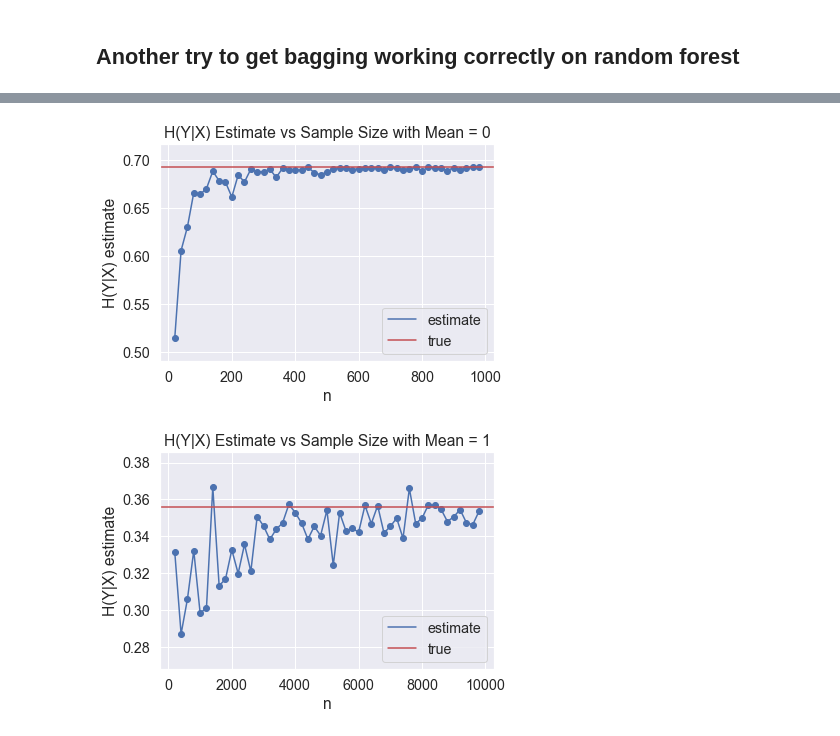
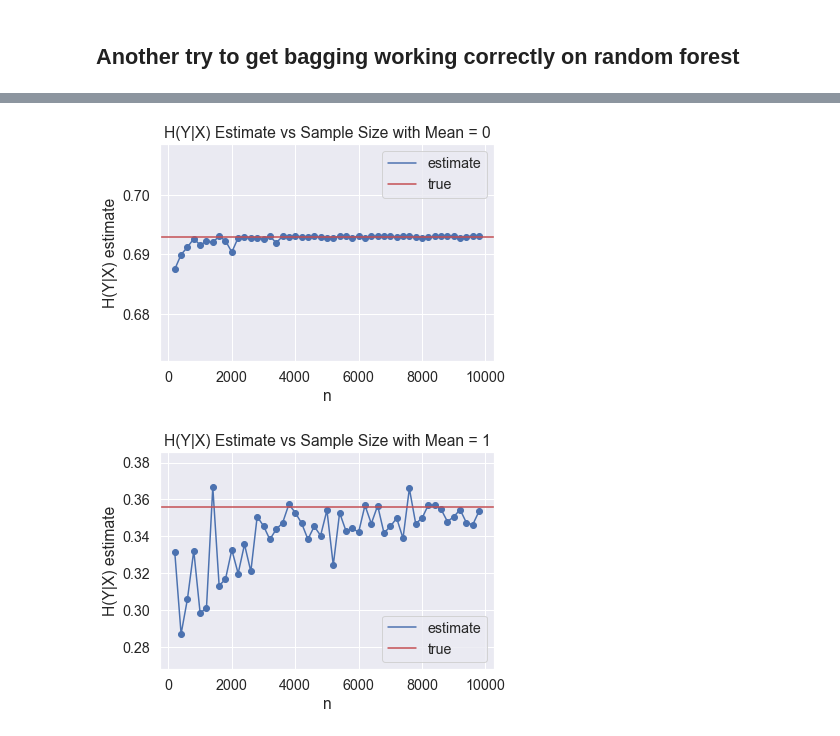
Before and after one commit to rguo123/conditional_entropy_forests, a Jupyter notebook: Preventing Overfitting in Random Forest Estimate.ipynb, the cells around one changed output, grey strips where cells are left out. Saved outputs shown, nothing was run; the diff lists cells and outputs as text; code cells hidden in the pictures.

```diff
--- a/Preventing Overfitting in Random Forest Estimate.ipynb
+++ b/Preventing Overfitting in Random Forest Estimate.ipynb
@@ -83,7 +83,7 @@ def get_cond_entropy_vs_n(mean):
     sample_sizes = [i*20 for i in range(1, 50)]
     for elem in sample_sizes:
         X, y = get_sample(elem, mean, 1)
-        conditional_entropy.append(estimate_conditional_entropy(np.array(X).reshape(-1, 1), y, 20, 4, bootstrap = False))
+        conditional_entropy.append(estimate_conditional_entropy(np.array(X).reshape(-1, 1), y, 20, None, bootstrap = False))
     return sample_sizes, conditional_entropy
 
 
@@ -103,7 +105,7 @@ We will change our classifier to use the Bagging classifier of Decision trees. U
 from sklearn.ensemble import BaggingClassifier
 from sklearn.tree import DecisionTreeClassifier
 
-def estimate_conditional_entropy(X, y, n_trees = 100, max_samples = 1., max_features = 1., depth = 4):
+def estimate_conditional_entropy(X, y, n_trees = 100, max_samples = 1., max_features = 1., depth = None):
     model = BaggingClassifier(DecisionTreeClassifier(max_depth = depth), n_estimators = n_trees, max_samples= max_samples, max_features= max_features, oob_score = True, bootstrap = True)
     model.fit(X, y)
     class_counts = np.zeros((X.shape[0], model.n_classes_))
@@ -238,0 +241,18 @@ rf_entropy_estimate_bagging(X, y, 500, .63)
+# %%
+def get_cond_entropy_vs_n(mean):
+    conditional_entropy = []
+    sample_sizes = [i*20 for i in range(1, 50)]
+    for elem in sample_sizes:
+        X, y = get_sample(elem, mean, 1)
+        conditional_entropy.append(rf_entropy_estimate_bagging(np.array(X).reshape(-1, 1), y, 200, .63, depth = None))
+    return sample_sizes, conditional_entropy
+
+sample_sizes, cond_entropy = get_cond_entropy_vs_n(0)
+plt.scatter(sample_sizes, cond_entropy)
+line_est, = plt.plot(sample_sizes, cond_entropy, label = "estimate")
+line_true = plt.axhline(y=.356, color='r', linestyle='-', label = "true")
+plt.xlabel("n")
+plt.ylabel("H(Y|X) estimate")
+plt.legend(handles=[line_est, line_true])
+plt.title("H(Y|X) Estimate vs Sample Size with Mean = 1")
+plt.show()
@@ -239,23 +261,23 @@ rf_entropy_estimate_bagging(X, y, 500, .63)
 # %%
 def get_cond_entropy_vs_n(mean):
     conditional_entropy = []
-    sample_sizes = [i*20 for i in range(1, 50)]
+    sample_sizes = [i*200 for i in range(1, 50)]
     for elem in sample_sizes:
         X, y = get_sample(elem, mean, 1)
-        conditional_entropy.append(rf_entropy_estimate_bagging(np.array(X).reshape(-1, 1), y, 1000, .63))
+        conditional_entropy.append(rf_entropy_estimate_bagging(np.array(X).reshape(-1, 1), y, 200, .63, depth = 4))
     return sample_sizes, conditional_entropy
 
 sample_sizes, cond_entropy = get_cond_entropy_vs_n(0)
 plt.scatter(sample_sizes, cond_entropy)
 line_est, = plt.plot(sample_sizes, cond_entropy, label = "estimate")
 line_true = plt.axhline(y=.693, color='r', linestyle='-', label = "true")
 plt.xlabel("n")
 plt.ylabel("H(Y|X) estimate")
 plt.legend(handles=[line_est, line_true])
 plt.title("H(Y|X) Estimate vs Sample Size with Mean = 0")
 plt.show()
 # %% [output]
-[figure, old version]
+[figure, new version]
 # %%
 def get_cond_entropy_vs_n(mean):
     conditional_entropy = []
```
Also changed, not shown: parts of 5 cells of this notebook, 1 other file.
